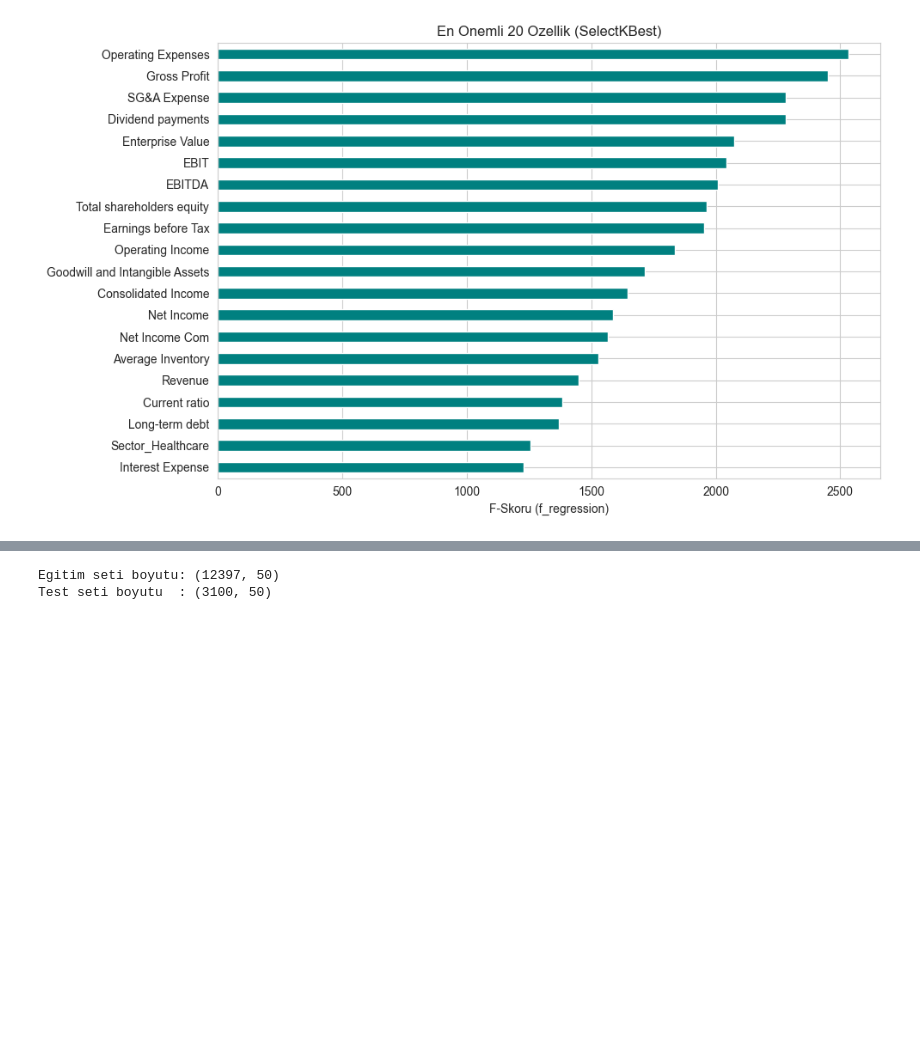
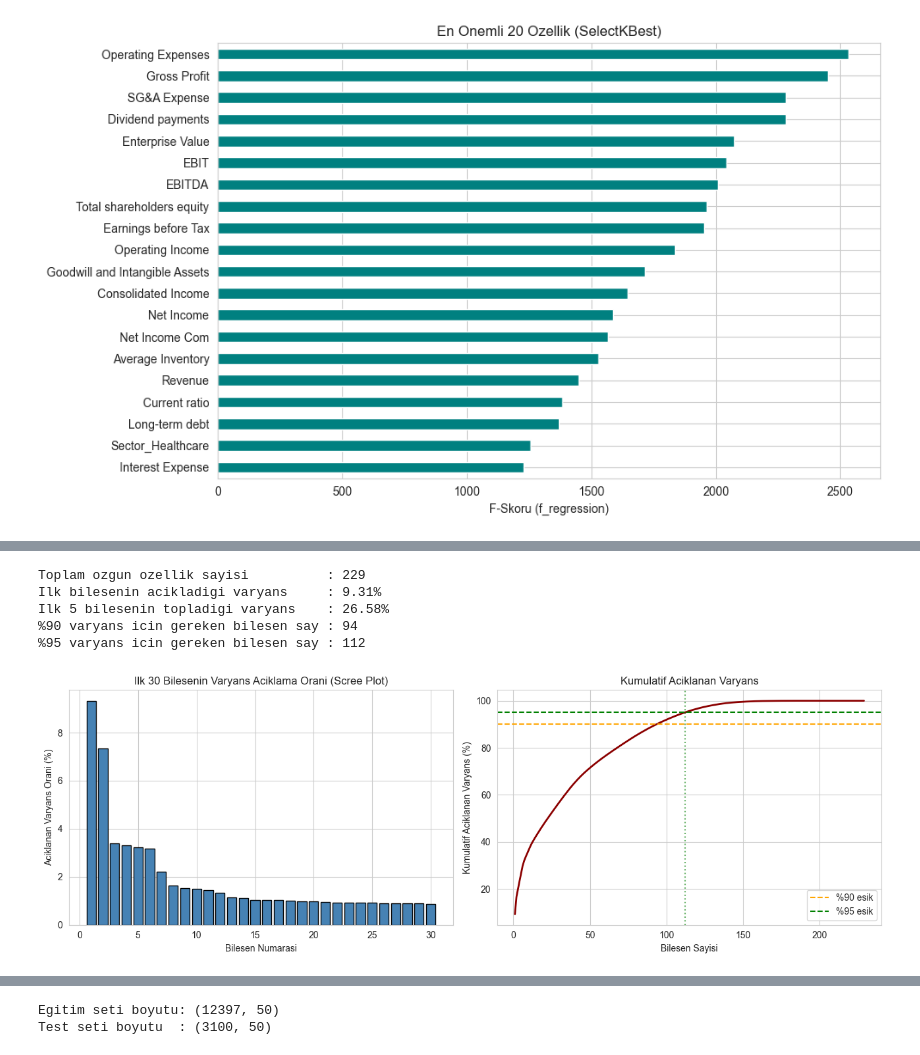
Before and after one commit to INFINA-RD/veri-madenciligi-vize-rapor, a Jupyter notebook: main.ipynb, the cells around one changed output, grey strips where cells are left out. Saved outputs shown, nothing was run; the diff lists cells and outputs as text; code cells hidden in the pictures; blank space fills up the shorter version.

```diff
--- a/main.ipynb
+++ b/main.ipynb
@@ -489,0 +496,49 @@ plt.show()
+# %%
+# Tum olceklenmis ozelliklere PCA uygula
+from sklearn.decomposition import PCA
+
+pca_full = PCA(random_state=42)
+pca_full.fit(X_scaled)
+
+explained = pca_full.explained_variance_ratio_
+cumulative = np.cumsum(explained)
+n_components_90 = int(np.argmax(cumulative >= 0.90) + 1)
+n_components_95 = int(np.argmax(cumulative >= 0.95) + 1)
+
+print(f'Toplam ozgun ozellik sayisi          : {X_scaled.shape[1]}')
+print(f'Ilk bilesenin acikladigi varyans     : {explained[0]*100:.2f}%')
+print(f'Ilk 5 bilesenin topladigi varyans    : {cumulative[4]*100:.2f}%')
+print(f'%90 varyans icin gereken bilesen say : {n_components_90}')
+print(f'%95 varyans icin gereken bilesen say : {n_components_95}')
+# %% [output]
+Toplam ozgun ozellik sayisi          : 229
+Ilk bilesenin acikladigi varyans     : 9.31%
+Ilk 5 bilesenin topladigi varyans    : 26.58%
+%90 varyans icin gereken bilesen say : 94
+%95 varyans icin gereken bilesen say : 112
+# %%
+# Scree plot ve kumulatif varyans grafigi
+fig, axes = plt.subplots(1, 2, figsize=(13, 4.5))
+
+# Scree plot - ilk 30 bilesen
+axes[0].bar(range(1, 31), explained[:30] * 100, color='steelblue', edgecolor='black')
+axes[0].set_xlabel('Bilesen Numarasi')
+axes[0].set_ylabel('Aciklanan Varyans Orani (%)')
+axes[0].set_title('Ilk 30 Bilesenin Varyans Aciklama Orani (Scree Plot)')
+
+# Kumulatif varyans
+axes[1].plot(range(1, len(cumulative) + 1), cumulative * 100,
+             color='darkred', linewidth=2)
+axes[1].axhline(90, color='orange', linestyle='--', label='%90 esik')
+axes[1].axhline(95, color='green',  linestyle='--', label='%95 esik')
+axes[1].axvline(n_components_95, color='green', linestyle=':', alpha=0.6)
+axes[1].set_xlabel('Bilesen Sayisi')
+axes[1].set_ylabel('Kumulatif Aciklanan Varyans (%)')
+axes[1].set_title('Kumulatif Aciklanan Varyans')
+axes[1].legend()
+
+plt.tight_layout()
+plt.savefig('outputs/08b_pca_scree.png', dpi=120)
+plt.show()
+# %% [output]
+[figure, added]
```
Also changed, not shown: parts of 32 cells of this notebook, 10 other files.
